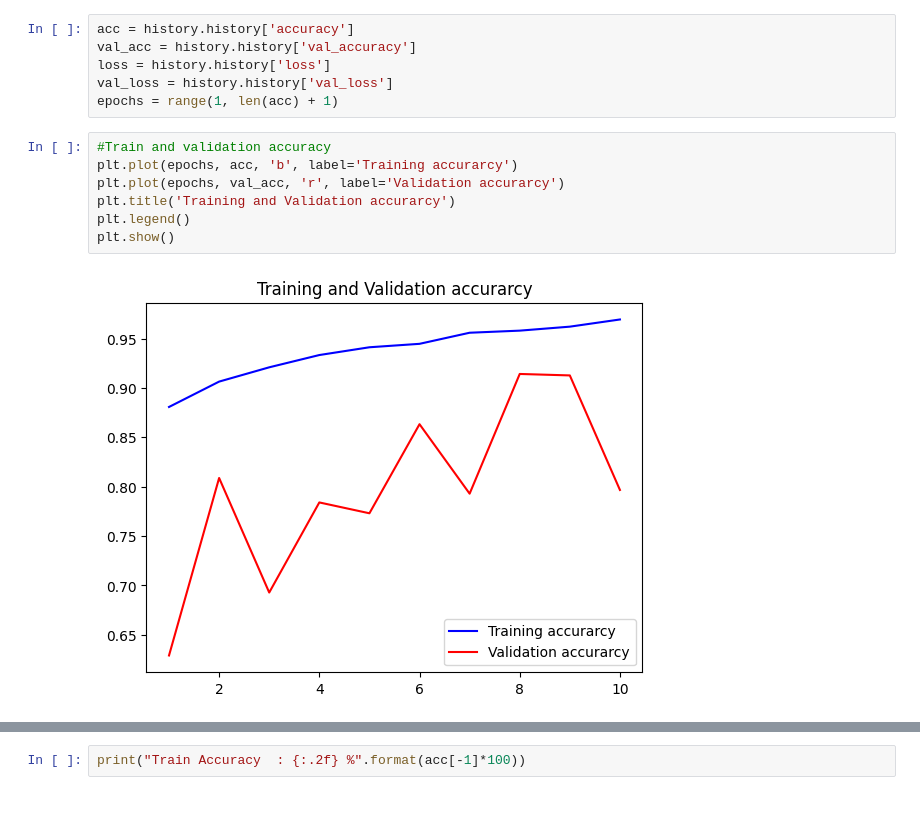
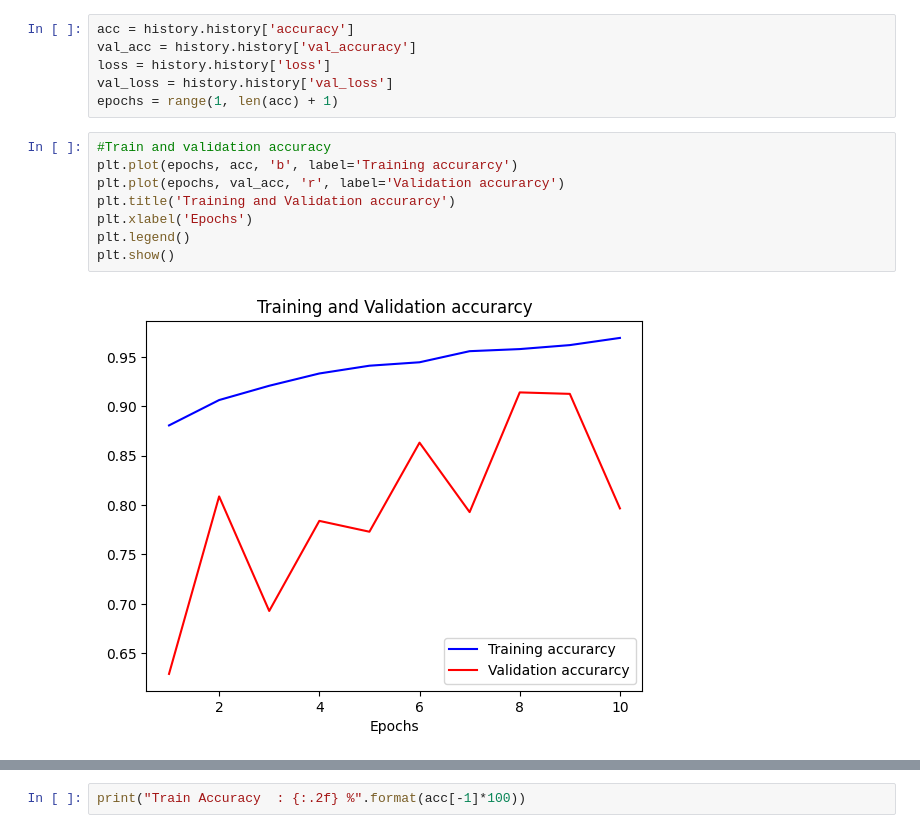
Before and after one commit to suti333/Crop-Disease, a Jupyter notebook: Crop_Disease.ipynb, the cells around one changed output, grey strips where cells are left out. Cells and saved outputs as stored; diff of their text form; blank space fills up the shorter version.

```diff
--- a/Crop_Disease.ipynb
+++ b/Crop_Disease.ipynb
@@ -265,12 +265,13 @@ epochs = range(1, len(acc) + 1)
 # %%
 #Train and validation accuracy
 plt.plot(epochs, acc, 'b', label='Training accurarcy')
 plt.plot(epochs, val_acc, 'r', label='Validation accurarcy')
 plt.title('Training and Validation accurarcy')
+plt.xlabel('Epochs')
 plt.legend()
 plt.show()
 # %% [output]
-[figure, old version]
+[figure, new version]
 # %%
 #Train and validation loss
 plt.plot(epochs, loss, 'b', label='Training loss')
```
Also changed, not shown: parts of 1 cell of this notebook.
